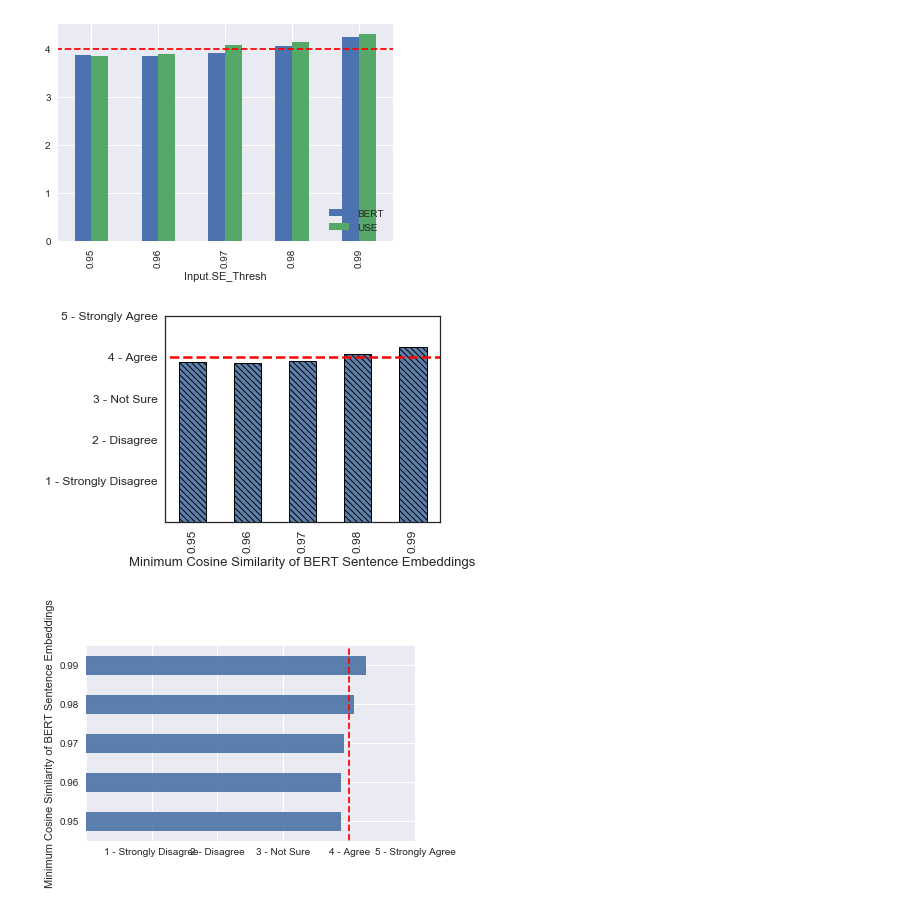
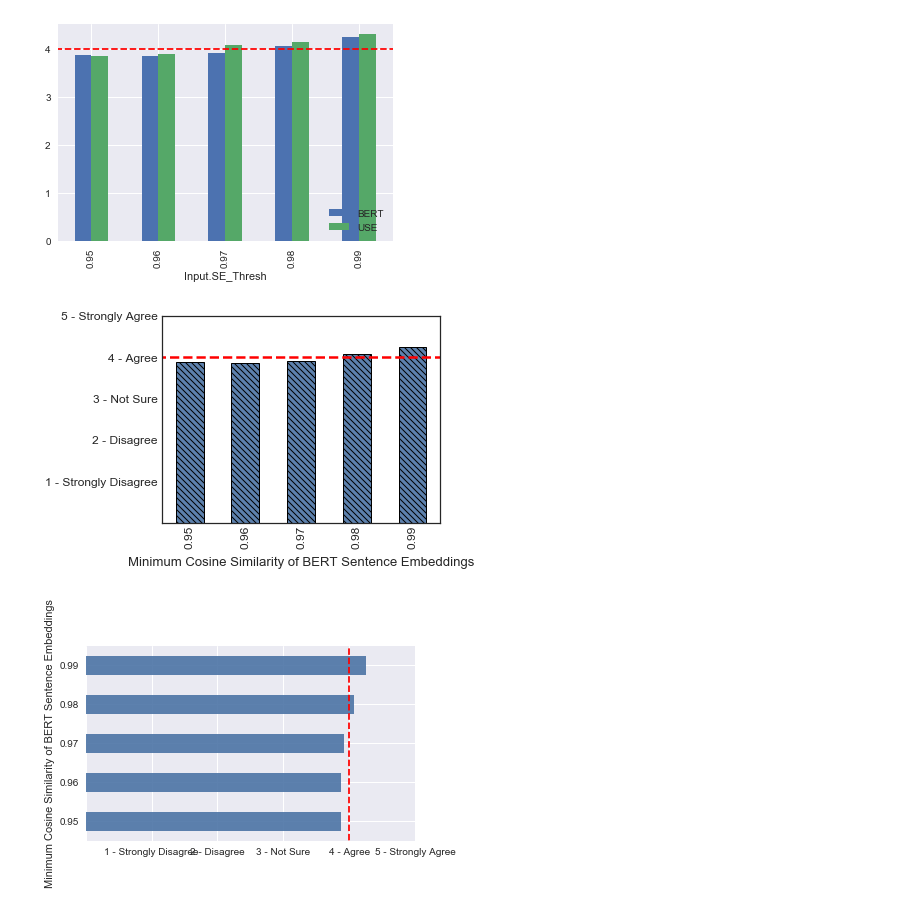
Before and after one commit to QData/Reevaluating-NLP-Adversarial-Examples, a Jupyter notebook: section-5-thresholds/se_thresh/results/s5-threshold-results.ipynb, the cells around one changed output. Saved outputs shown, nothing was run; the diff lists cells and outputs as text; code cells hidden in the pictures.

```diff
--- a/section-5-thresholds/se_thresh/results/s5-threshold-results.ipynb
+++ b/section-5-thresholds/se_thresh/results/s5-threshold-results.ipynb
@@ -96,35 +96,39 @@ ax = bert_df.groupby('Input.SE_Thresh')['label'].mean().plot(kind='bar', color=_
 ax.set_ylim(0.0, 5.0) # This
 ax.set_yticklabels(use_thresh_graph_yticks)
 # ax.set_title('Human responses across sentence encoding thresholds')
 ax.set_xlabel('Minimum Cosine Similarity of BERT Sentence Embeddings')
+ax.tick_params(axis='x', pad=2)
+ax.tick_params(axis='y', pad=4)
+ax.xaxis.labelpad = 8
+
 
 # rotate x axis labels
 # ax.set_xticklabels(ax.get_xticklabels()z, rotation=0, ha='right')
 
 # add hatches
 # Define some hatches
 hatches = ['-', '+', 'x', '\\', '*', 'o']
 
 # Loop over the bars
 for i,thisbar in enumerate(ax.patches):
     # Set a different hatch for each bar
 #     thisbar.set_hatch(hatches[i] * 3)
     thisbar.set_hatch('\\'*4)
 
 # add horizontal line at y=4
 xs = np.linspace(-5, 5)
 horiz_line_data = np.array([4 for i in range(len(xs))])
 # move numbers to above bars
 # for p in ax.patches:
 #     ax.annotate(format(p.get_height(), '.2f'), (p.get_x() + p.get_width() / 2., p.get_height()),
 #                 ha = 'center', va = 'center', xytext = (0, 15), textcoords = 'offset points')
 
 # plot and save
 ax.plot(xs, horiz_line_data, 'r--', color='red')
+plt.savefig('bert-thresh-final.pdf', format='pdf', bbox_inches="tight")
 plt.tight_layout()
-plt.savefig('bert-thresh-final.pdf', format='pdf')
 # %% [output]
-[figure, old version]
+[figure, new version]
 # %%
 # try barh instead of bar
 # i tink its worse
```
Also changed, not shown: parts of 1 cell of this notebook, 10 other files.
